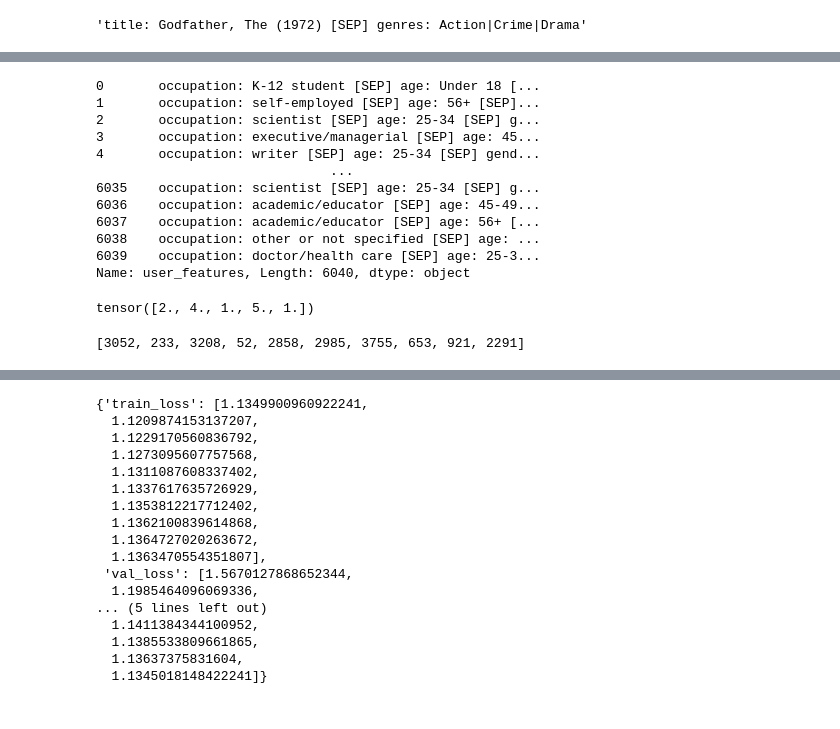
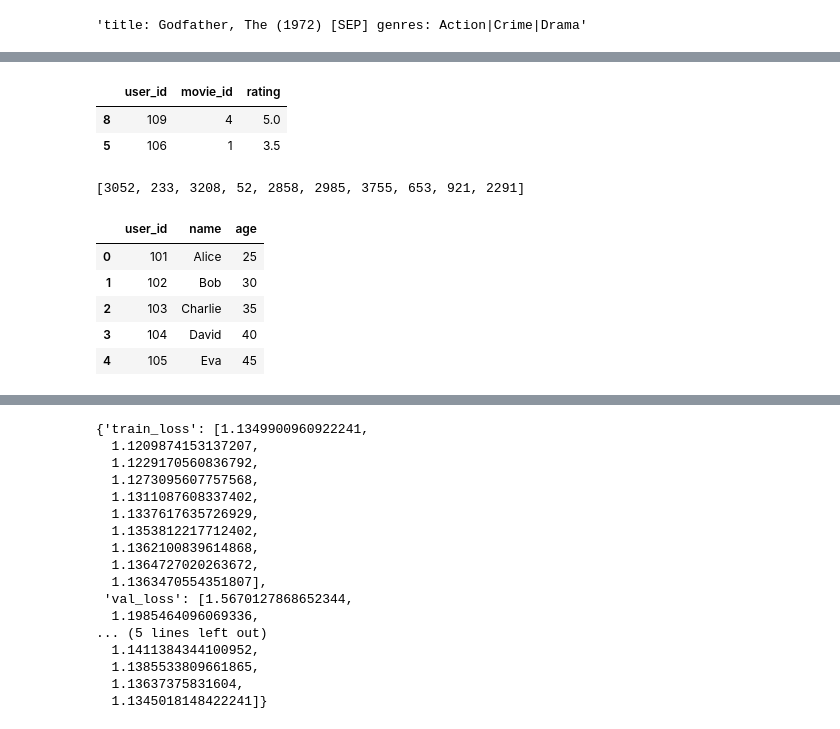
Before and after one commit to BerlinTheWall/LLM-based-Recommendation-system, a Jupyter notebook: test.ipynb, the cells around one changed output, grey strips where cells are left out. Cells and saved outputs as stored; diff of their text form; code cells hidden in the pictures.

```diff
--- a/test.ipynb
+++ b/test.ipynb
@@ -224,15 +98,0 @@ len(user_texts)
-# %%
-users['user_features']
-# %% [output]
-0       occupation: K-12 student [SEP] age: Under 18 [...
-1       occupation: self-employed [SEP] age: 56+ [SEP]...
-2       occupation: scientist [SEP] age: 25-34 [SEP] g...
-3       occupation: executive/managerial [SEP] age: 45...
-4       occupation: writer [SEP] age: 25-34 [SEP] gend...
-                              ...
-6035    occupation: scientist [SEP] age: 25-34 [SEP] g...
-6036    occupation: academic/educator [SEP] age: 45-49...
-6037    occupation: academic/educator [SEP] age: 56+ [...
-6038    occupation: other or not specified [SEP] age: ...
-6039    occupation: doctor/health care [SEP] age: 25-3...
-Name: user_features, Length: 6040, dtype: object
@@ -241,7 +99,38 @@ ratings = torch.tensor([2., 4., 1., 5., 1.])
-# %%
-ratings
-# %% [output]
-tensor([2., 4., 1., 5., 1.])
+# %%
+# Create a movies dataset
+movies_data = {
+    'movie_id': [1, 2, 3, 4, 5],
+    'title': ['Movie A', 'Movie B', 'Movie C', 'Movie D', 'Movie E'],
+    'genre': ['Action', 'Comedy', 'Drama', 'Horror', 'Sci-Fi']
+}
+movies_df = pd.DataFrame(movies_data)
+
+# Create a users dataset
+users_data = {
+    'user_id': [101, 102, 103, 104, 105],
+    'name': ['Alice', 'Bob', 'Charlie', 'David', 'Eva'],
+    'age': [25, 30, 35, 40, 45]
+}
+users_df = pd.DataFrame(users_data)
+from sklearn.model_selection import train_test_split
+
+# Create a ratings dataset
+ratings_data = {
+    'user_id': [101, 102, 103, 104, 105, 106, 107, 108, 109, 110],
+    'movie_id': [1, 2, 3, 4, 5, 1, 2, 3, 4, 5],
+    'rating': [4.5, 3.0, 5.0, 2.5, 4.0, 3.5, 4.0, 2.0, 5.0, 3.5]
+}
+ratings_df = pd.DataFrame(ratings_data)
+
+# Split the dataset into train, validation, and test sets
+train_df, temp_df = train_test_split(ratings_df, test_size=0.4, random_state=42)
+val_df, test_df = train_test_split(temp_df, test_size=0.5, random_state=42)
+# %%
+val_df
+# %% [output]
+|  | user_id | movie_id | rating |
+| 8 | 109 | 4 | 5.0 |
+| 5 | 106 | 1 | 3.5 |
 # %%
 
 class UserItemDataset(Dataset):
@@ -285,5 +174,14 @@ val_dataset = UserItemDataset(val_random_user_texts, val_random_item_ids, val_ra
 
 # dataset[0]
+# %%
+users_df
+# %% [output]
+|  | user_id | name | age |
+| 0 | 101 | Alice | 25 |
+| 1 | 102 | Bob | 30 |
+| 2 | 103 | Charlie | 35 |
+| 3 | 104 | David | 40 |
+| 4 | 105 | Eva | 45 |
 # %%
 train_dataset.users[0]
 # %% [output]
```
Also changed, not shown: parts of 31 cells of this notebook, 3 other files.
